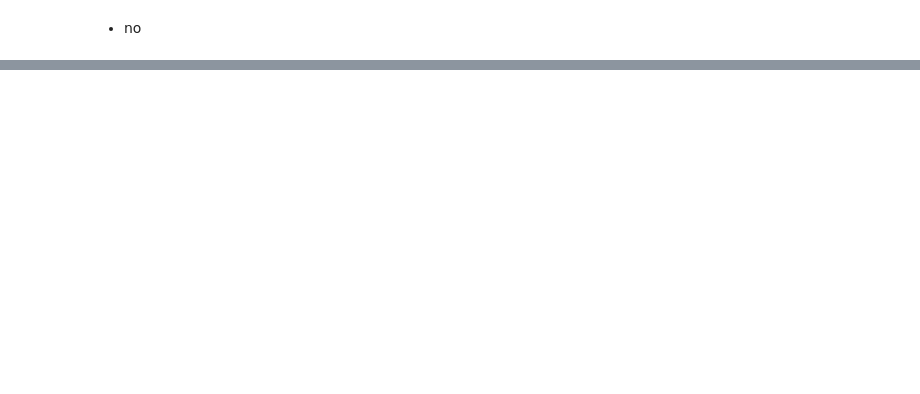
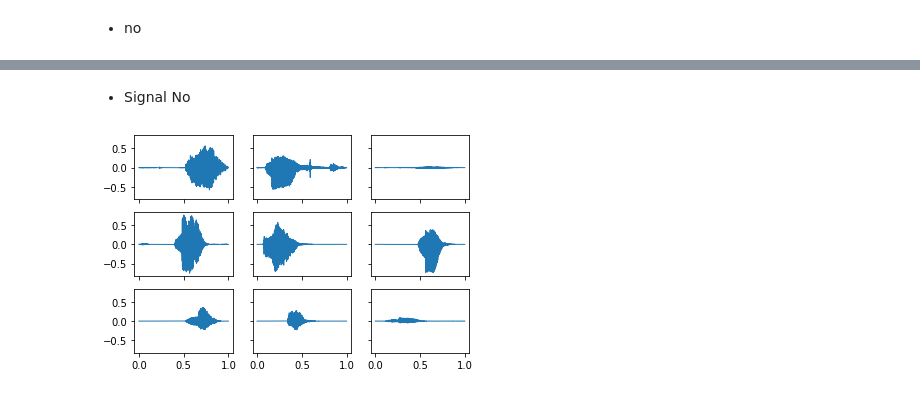
Before and after one commit to uvsq21800801/nn_simple_voice_commands, a Jupyter notebook: notebook/voice_control_nn.ipynb, the cells around one changed output, grey strips where cells are left out. Saved outputs shown, nothing was run; the diff lists cells and outputs as text; code cells hidden in the pictures; blank space fills up the shorter version.

```diff
--- a/notebook/voice_control_nn.ipynb
+++ b/notebook/voice_control_nn.ipynb
@@ -348,0 +253,42 @@ train_data_loader = create_data_loader(vcd, 100)"""
+# %%
+# Fonction d'affichage des signaux
+# type_s: 0 pour analog, 1 pour spectrogramme
+def plot_nice_pics_of_sound(dataset, dim, command, type_s):
+    count_ready_to_plot = 0
+    i = 0
+    fig, axes = plt.subplots(nrows=dim, ncols=dim, sharex=True, sharey=True, squeeze=False)
+    while(count_ready_to_plot != dim*dim):
+        l = count_ready_to_plot % dim # ligne
+        c = math.floor(count_ready_to_plot/dim) # colonne
+
+        signal, sample_rate = torchaudio.load(dataset.name_path[i])
+
+        # if it's analog signal
+        if (type_s == 0):
+            if (command == dataset.labels[i]) :
+
+                nb_chan, nb_frames = signal.shape
+                time_axis = torch.arange(0, nb_frames) / SAMPLE_RATE
+                axes[l][c].plot(time_axis, signal[0], linewidth=1)
+
+                count_ready_to_plot+=1
+
+        # si c'est un spectrogramme
+        elif (type_s == 1):
+            if (command == dataset.labels[i]):
+                signal = signal.flatten()
+                Mel = librosa.feature.melspectrogram(y=signal.numpy(), sr=sample_rate)
+                M_db = librosa.power_to_db(Mel, ref=np.max)
+                img = librosa.display.specshow(M_db, y_axis='mel', x_axis='time', ax=axes[l][c])
+                #fig.colorbar(img, ax=axes[l][c], format="%+2.f dB")
+
+                count_ready_to_plot+=1
+
+        else:
+            break
+
+        i+=1
+    plt.show()
+
+# Dimension des matrices de comparaisons de signaux analogues
+dimension = 3
@@ -348,0 +301,6 @@ train_data_loader = create_data_loader(vcd, 100)"""
+# %% [markdown]
+- Signal No
+# %%
+plot_nice_pics_of_sound(vcdataset, dimension, 'no', 0)
+# %% [output]
+[figure, added]
```
Also changed, not shown: parts of 83 cells of this notebook.
